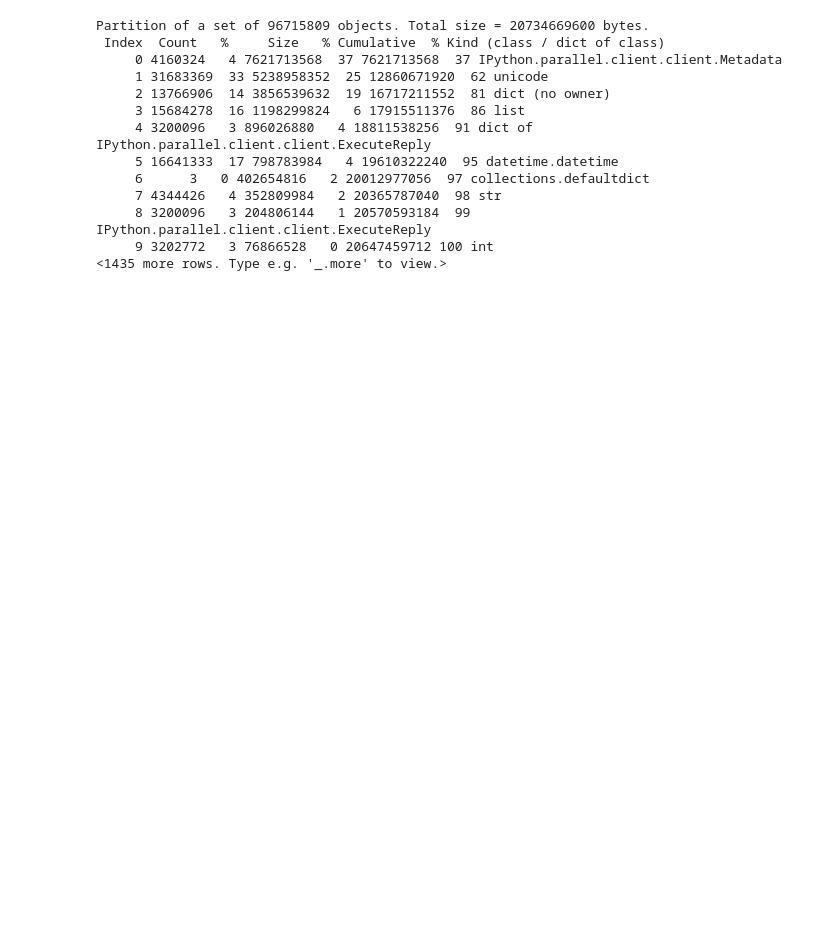
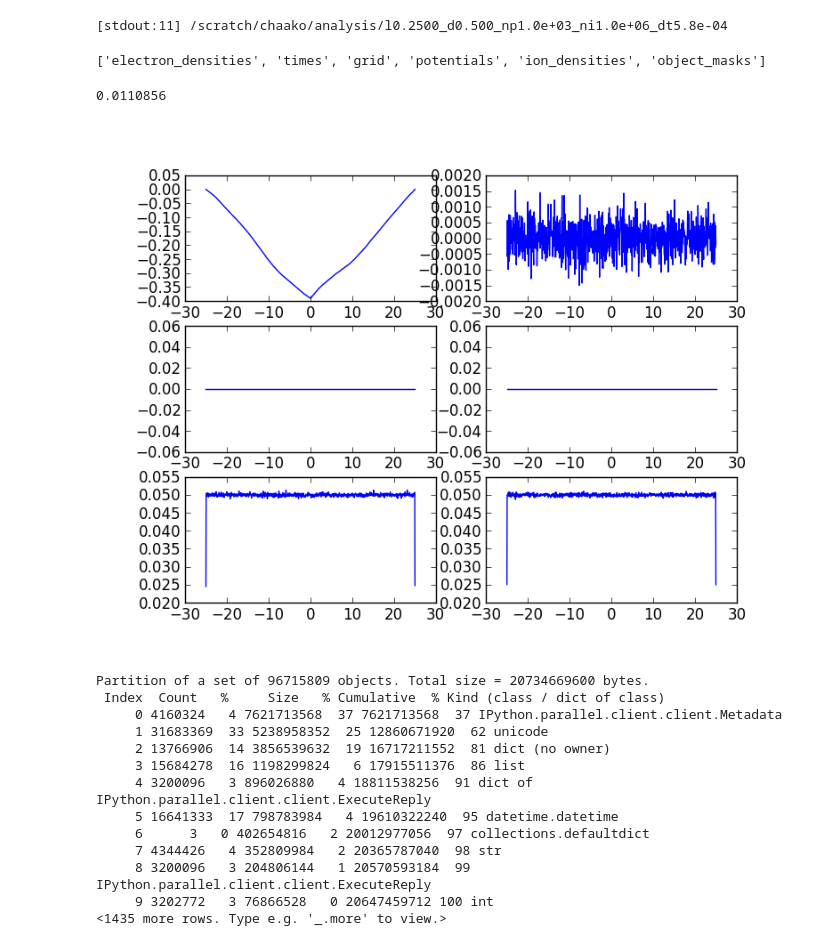
Before and after one commit to ctzhou/ESPIC_hole_tracking, a Jupyter notebook: infMagSim.ipynb, the cells around one changed output. Cells and saved outputs as stored; diff of their text form; code cells hidden in the pictures; blank space fills up the shorter version.

```diff
--- a/infMagSim.ipynb
+++ b/infMagSim.ipynb
@@ -120,12 +121,11 @@ for id in rc.ids:
 # %%
+%%px
 v_th_i = 1
 v_d_i = 0
-n_ions = 10000000
+n_ions = 1000000
 extra_storage_factor = 1.2
-background_ion_density = n_ions/(z_max-z_min)
+background_ion_density = n_ions*n_engines/(z_max-z_min)
 n_bins = n_points;
-res = dview.push(dict(v_th_i=v_th_i, v_d_i=v_d_i, n_ions=n_ions, extra_storage_factor=extra_storage_factor, \
-			  background_ion_density=background_ion_density, n_bins=n_bins))
 # %%
 %%px
 largest_ion_index = [n_ions-1]
@@ -140,3 +140,11 @@ current_empty_ion_slot = [(ion_storage_length-n_ions)-1]
 empty_ion_slots[0:(current_empty_ion_slot[0]+1)] = range(ion_storage_length-1,n_ions-1,-1)
 ion_hist_n, ion_hist_n_edges = numpy.histogram(ions[0][0:n_ions], bins=n_bins)
 ion_hist_v, ion_hist_v_edges = numpy.histogram(ions[1][0:n_ions], bins=n_bins)
+comm.Allreduce(MPI.IN_PLACE, ion_hist_n, op=MPI.SUM)
+comm.Allreduce(MPI.IN_PLACE, ion_hist_v, op=MPI.SUM)
+if (mpi_id==0):
+    fig, axes = matplotlib.pyplot.subplots(nrows=1,ncols=2,figsize=(8,2))
+    for ax, data, bins in zip(axes,[ion_hist_n,ion_hist_v], [ion_hist_n_edges, ion_hist_v_edges]):
+	ax.step(bins,numpy.append(data,[0]), where='post')
+filename='figures/initialIonDistribution.png'
+matplotlib.pyplot.savefig(filename)
@@ -183,3 +175,11 @@ current_empty_electron_slot = [(electron_storage_length-n_electrons)-1]
 empty_electron_slots[0:(current_empty_electron_slot[0]+1)] = range(electron_storage_length-1,n_electrons-1,-1)
 electron_hist_n, electron_hist_n_edges = numpy.histogram(electrons[0][0:n_electrons], bins=n_bins)
 electron_hist_v, electron_hist_v_edges = numpy.histogram(electrons[1][0:n_electrons], bins=n_bins)
+comm.Allreduce(MPI.IN_PLACE, electron_hist_n, op=MPI.SUM)
+comm.Allreduce(MPI.IN_PLACE, electron_hist_v, op=MPI.SUM)
+if (mpi_id==0):
+    fig, axes = matplotlib.pyplot.subplots(nrows=1,ncols=2,figsize=(8,2))
+    for ax, data, bins in zip(axes,[electron_hist_n,electron_hist_v], [electron_hist_n_edges, electron_hist_v_edges]):
+	ax.step(bins,numpy.append(data,[0]), where='post')
+filename='figures/initialElectronDistribution.png'
+matplotlib.pyplot.savefig(filename)
@@ -322,3 +301,45 @@ Wall time: 12h 6min 43s
+# %%
+%%px
+if (mpi_id==0):
+    times_np = numpy.array(times, dtype=numpy.float32)
+    object_masks_np = numpy.array(object_masks, dtype=numpy.float32)
+    potentials_np = numpy.array(potentials, dtype=numpy.float32)
+    ion_densities_np = numpy.array(ion_densities, dtype=numpy.float32)
+    electron_densities_np = numpy.array(electron_densities, dtype=numpy.float32)
+    filename_base = '/scratch/chaako/analysis/' + \
+	'l'+('%.4f' % debye_length)+'_d'+('%.3f' % v_drift)+'_np'+('%.1e' % n_points)+'_ni'+('%.1e' % n_ions)+'_dt'+('%.1e' % dt)
+    print filename_base
+    numpy.savez(filename_base, grid=grid, times=times_np, object_masks=object_masks_np, potentials=potentials_np, \
+		    ion_densities=ion_densities_np, electron_densities=electron_densities_np)
+# %% [output]
+[stdout:11] /scratch/chaako/analysis/l0.2500_d0.500_np1.0e+03_ni1.0e+06_dt5.8e-04
+# %%
+mpi_ids = numpy.array(dview.pull('mpi_id'))
+master_mpi_id = numpy.arange(0,len(mpi_ids))[mpi_ids==0][0]
+filename = dview.pull('filename_base', targets=master_mpi_id) + '.npz'
+data_file = numpy.load(filename)
+print data_file.files
+grid = data_file['grid']
+times = data_file['times']
+ion_densities = data_file['ion_densities']
+electron_densities = data_file['electron_densities']
+potentials = data_file['potentials']
+object_masks = data_file['object_masks']
+# %% [output]
+['electron_densities', 'times', 'grid', 'potentials', 'ion_densities', 'object_masks']
+# %%
+k = len(times)-1
+print times[k]
+fig, axes = matplotlib.pyplot.subplots(nrows=3,ncols=2,figsize=(8,6))
+for ax, data in zip(axes.flatten(),[potentials[k], ion_densities[k]-electron_densities[k], \
+                              object_masks[k], object_masks[k], ion_densities[k], electron_densities[k]]):
+    ax.plot(grid,data)
+filename='figures/data.png'
+matplotlib.pyplot.savefig(filename)
+IPdisp.Image(filename=filename)
+# %% [output]
+0.0110856
+[figure, added]
 # %%
 # 8 engines: 14.4s
 # 16 engines: 18.6s
```
Also changed, not shown: parts of 22 cells of this notebook, 1 other file.
